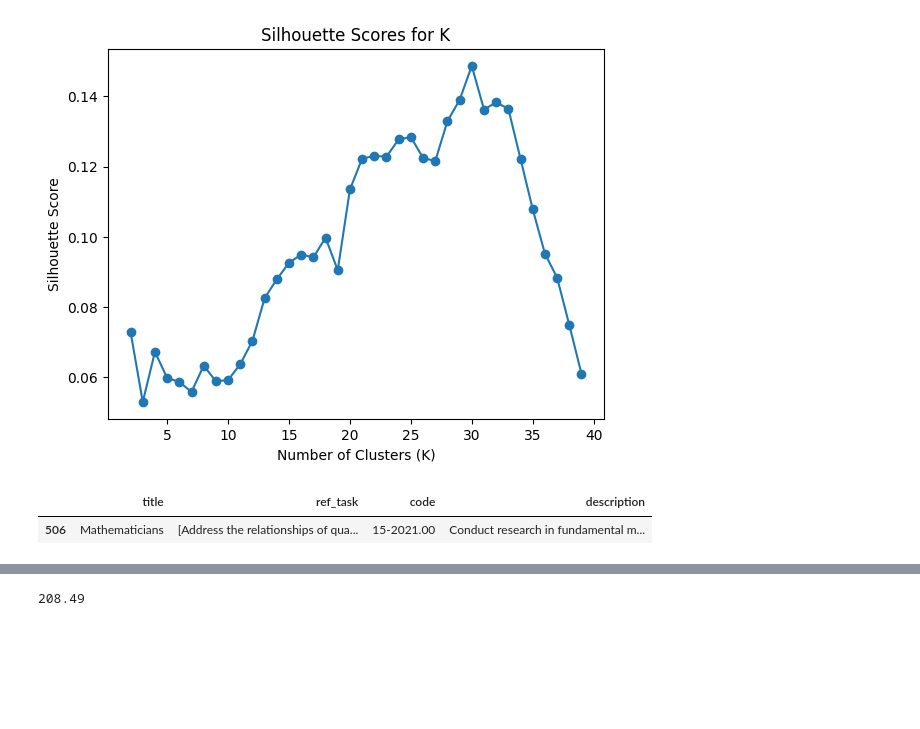
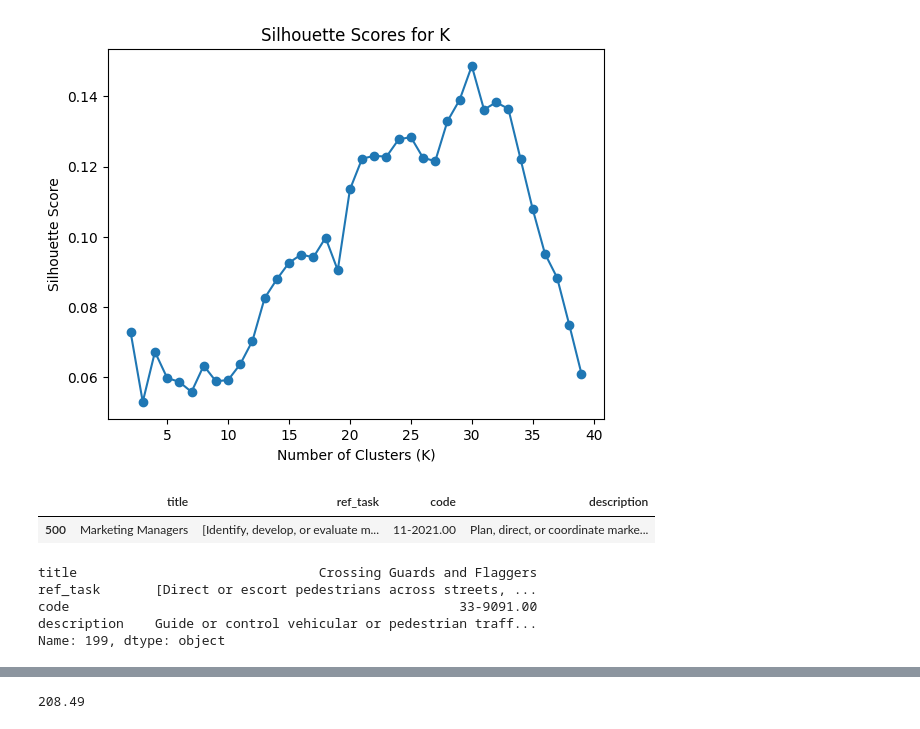
Before and after one commit to Segtanof/Teapot, a Jupyter notebook: debug.ipynb, the cells around one changed output, grey strips where cells are left out. Cells and saved outputs as stored; diff of their text form; code cells hidden in the pictures; blank space fills up the shorter version.

```diff
--- a/debug.ipynb
+++ b/debug.ipynb
@@ -1373,17 +1373,25 @@ sampled_occupation = job_statements.merge(occupations, how="left", on="title")
 # %%
 sampled_occupation = job_statements.merge(occupations, how="left", on="title")
 #select only the following rows index: 60, 100, 200-400, 600
 #mistral missing
 # sampled_occupation.iloc[[60, 100] + list(range(200, 401)) + list(range(600, 601))].reset_index(drop=True)
 
 #llama missing 100, 200
 # sampled_occupation.iloc[[100,200,300,400,500]].reset_index(drop=True)
 
-# sampled_occupation.iloc[600]
-sampled_occupation[sampled_occupation["title"].str.contains("Mathematicians", na=False)]
+# sampled_occupation.iloc[800]
+sampled_occupation[sampled_occupation["title"].str.contains("Marketing Managers", na=False)]
 # %% [output]
 |  | title | ref_task | code | description |
-| 506 | Mathematicians | [Address the relationships of qua... | 15-2021.00 | Conduct research in fundamental m... |
+| 500 | Marketing Managers | [Identify, develop, or evaluate m... | 11-2021.00 | Plan, direct, or coordinate marke... |
+# %%
+sampled_occupation.iloc[199]
+# %% [output]
+title                               Crossing Guards and Flaggers
+ref_task       [Direct or escort pedestrians across streets, ...
+code                                                  33-9091.00
+description    Guide or control vehicular or pedestrian traff...
+Name: 199, dtype: object
 # %%
 df= pd.read_json("results/llamatask_match_other2704_1803/llama3.3_prompt1_results.json").dropna()
 df
```
